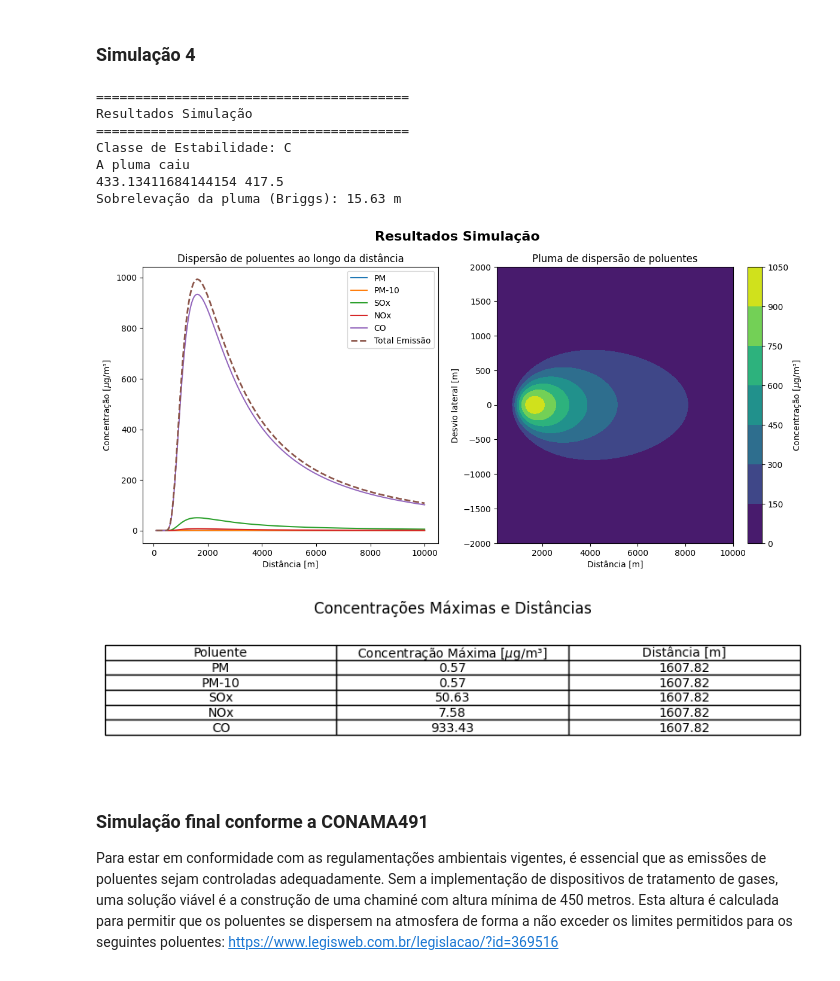
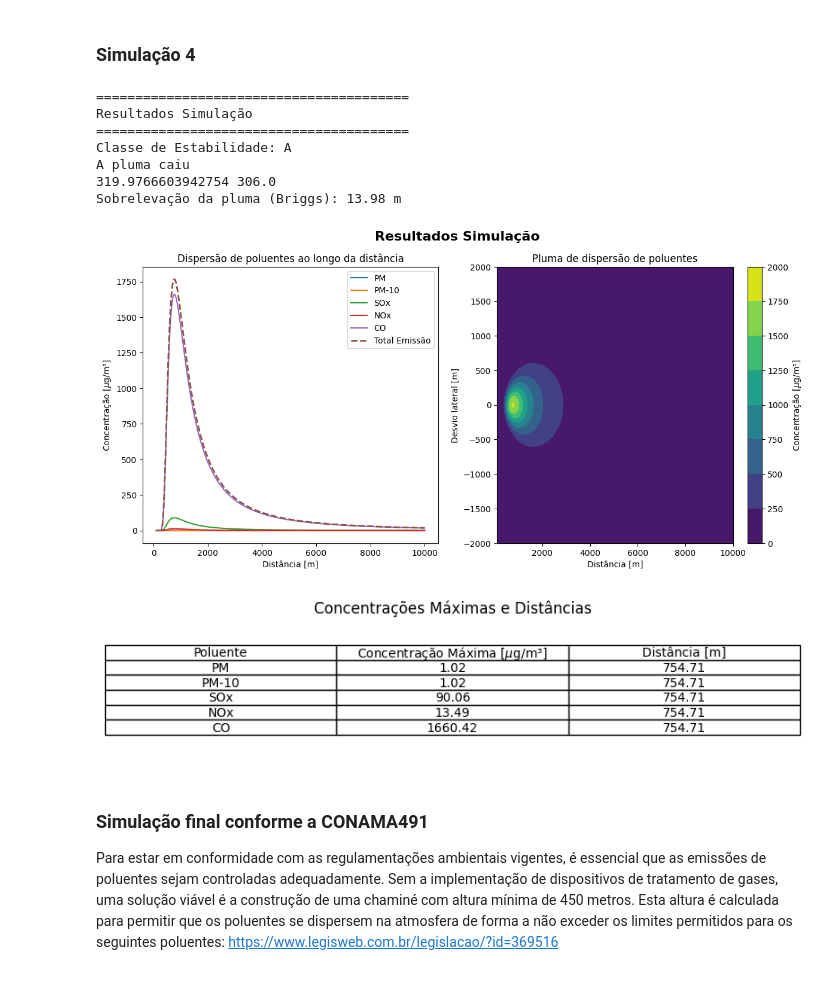
Before and after one commit to brunaboscato/ENS5173_20241, a Jupyter notebook: Atividade_03.ipynb, the cells around one changed output. Saved outputs shown, nothing was run; the diff lists cells and outputs as text; code cells hidden in the pictures.

```diff
--- a/Atividade_03.ipynb
+++ b/Atividade_03.ipynb
@@ -233,11 +233,11 @@ params = {
     'H': 50,                    # Altura de liberação da pluma (m)
     'urbOrRural': 'urbano',     # Tipo de ambiente (urbano ou rural)
     'rc': lambda d: d / 2,      # Raio da chaminé (função lambda)
-    'd': 3.5,                   # Diâmetro da chaminé (m)
-    'Vs': 20,                   # Velocidade de saída do gás (m/s)
-    'p': 1013,                  # Pressão atmosférica (hPa)
+    'd': 6,                   # Diâmetro da chaminé (m)
+    'Vs': 10,                   # Velocidade de saída do gás (m/s)
+    'p': 1012,                  # Pressão atmosférica (hPa)
     'deltaT': 60,               # Diferença de temperatura entre a pluma e o ambiente (°C)
-    'Ts': 533,                  # Temperatura de saída da pluma (°C)
+    'Ts': 438,                  # Temperatura de saída da pluma (°C)
     'Ta': lambda deltaT, Ts: Ts - deltaT,   # Temperatura atmosférica (função lambda)
     'x': np.linspace(100, 10000, 500)      # Distância (m)
 }
@@ -569,19 +569,19 @@ Sobrelevação da pluma (Briggs): 15.63 m
 # %%
 # Parâmetros de entrada para a simulação
 params = {
-    'u': 5,                     # m/s
-    'y': 0,                     # estimando na direção do vento
-    'z': 1.5,                   # altura do nariz
-    'H': 400,                   # m
-    'urbOrRural': 'urbano',
-    'rc': lambda d: d / 2,      # raio da chaminé
-    'd': 3.5,                   # Diâmetro da chaminé
-    'Vs': 20,                   # Velocidade de saída do gás
-    'p': 1013,                  # Pressão atmosférica em hPa
-    'deltaT': 60,               # Diferença de temperatura entre a pluma e o ambiente
-    'Ts': 533,                  # Temperatura de saída da pluma
-    'Ta': lambda deltaT, Ts: Ts-deltaT,      # Temperatura Atmosférica
-    'x': np.linspace(100, 10000, 500)      # Distância
+    'u': 5,                     # Velocidade do vento (m/s)
+    'y': 0,                     # Estimando na direção do vento
+    'z': 1.5,                   # Altura do nariz (m)
+    'H': 300,                    # Altura de liberação da pluma (m)
+    'urbOrRural': 'urbano',     # Tipo de ambiente (urbano ou rural)
+    'rc': lambda d: d / 2,      # Raio da chaminé (função lambda)
+    'd': 6,                   # Diâmetro da chaminé (m)
+    'Vs': 10,                   # Velocidade de saída do gás (m/s)
+    'p': 1012,                  # Pressão atmosférica (hPa)
+    'deltaT': 60,               # Diferença de temperatura entre a pluma e o ambiente (°C)
+    'Ts': 438,                  # Temperatura de saída da pluma (°C)
+    'Ta': lambda deltaT, Ts: Ts - deltaT,   # Temperatura atmosférica (função lambda)
+    'x': np.linspace(100, 10000, 500)      # Distância (m)
 }
 
 # Calcular Fb e Fm
@@ -646,38 +646,38 @@ ax1.legend()
 
 # Gráfico de contorno para a somatória das emissões
 X, Y = np.meshgrid(params['x'], np.linspace(-2000, 2000, 500))
 sigmaY, sigmaZ = sigmaYZ(X, classe, params['urbOrRural'])
 conc2D = modeloGaussiano(total_qs, sigmaY, sigmaZ, params['u'], Y, params['z'], H_eff)
 
 contour = ax2.contourf(X, Y, conc2D, cmap='viridis')
 fig.colorbar(contour, ax=ax2, label='Concentração [$\mu$g/m³]')
 ax2.set_xlabel('Distância [m]')
 ax2.set_ylabel('Desvio lateral [m]')
 ax2.set_title('Pluma de dispersão de poluentes')
 
 plt.show()
 
 # Criar DataFrame com as concentrações máximas e arredondar para 2 casas decimais
 max_conc_df = pd.DataFrame(max_concentrations, columns=['Poluente', 'Concentração Máxima [$\mu$g/m³]', 'Distância [m]'])
 max_conc_df = max_conc_df.round(2)
 
 # Plotar a tabela de concentrações máximas
 fig, ax = plt.subplots(figsize=(10, 2))
 ax.axis('tight')
 ax.axis('off')
 ax.table(cellText=max_conc_df.values, colLabels=max_conc_df.columns, cellLoc='center', loc='center')
 plt.title('Concentrações Máximas e Distâncias')
 plt.show()
 # %% [output]
 ========================================
 Resultados Simulação
 ========================================
-Classe de Estabilidade: C
+Classe de Estabilidade: A
 A pluma caiu
-433.13411684144154 417.5
-Sobrelevação da pluma (Briggs): 15.63 m
+319.9766603942754 306.0
+Sobrelevação da pluma (Briggs): 13.98 m
-[figure, old version]
+[figure, new version]
-[figure, old version]
+[figure, new version]
 # %% [markdown]
 ### Simulação final conforme a CONAMA491
 
```
Also changed, not shown: parts of 8 cells of this notebook.
